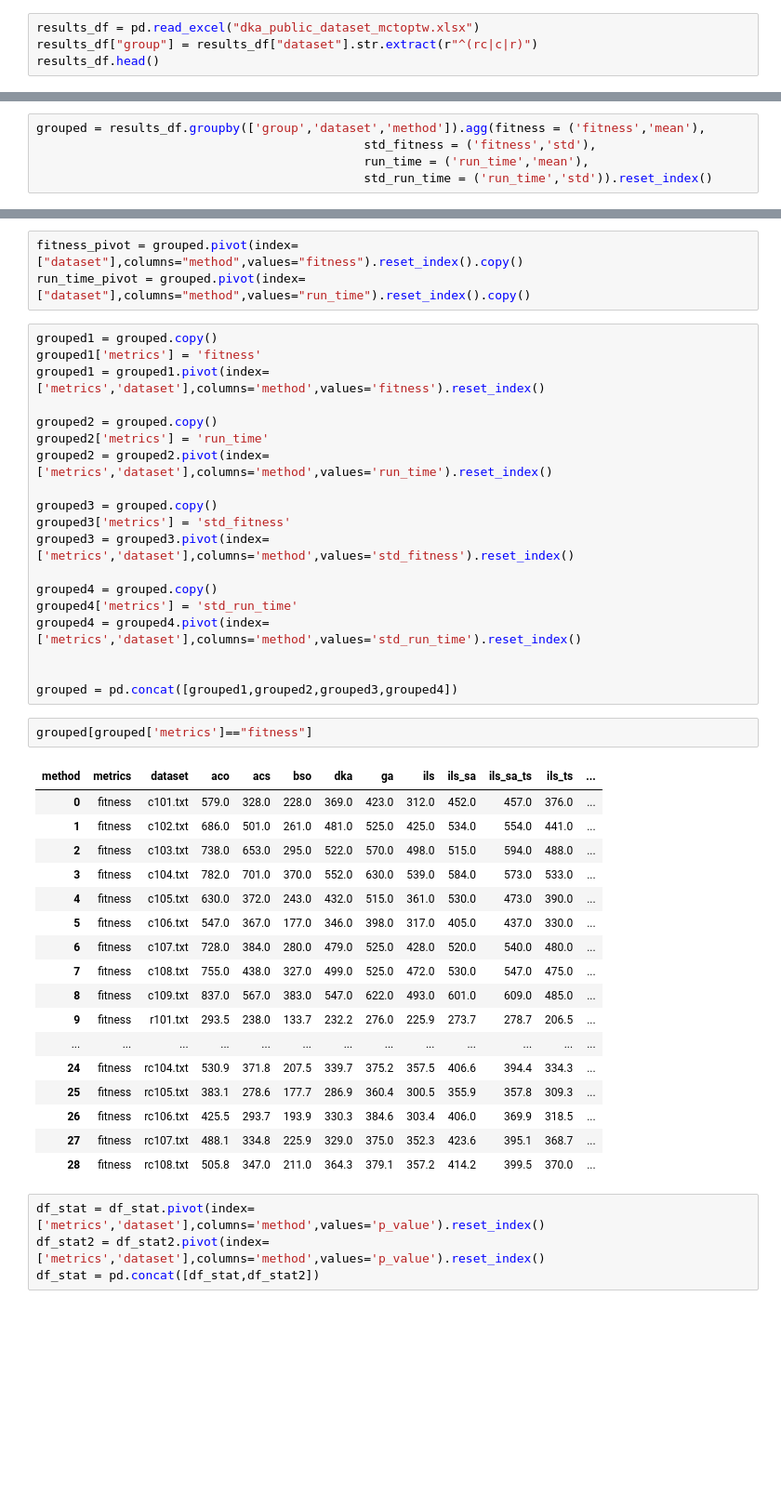
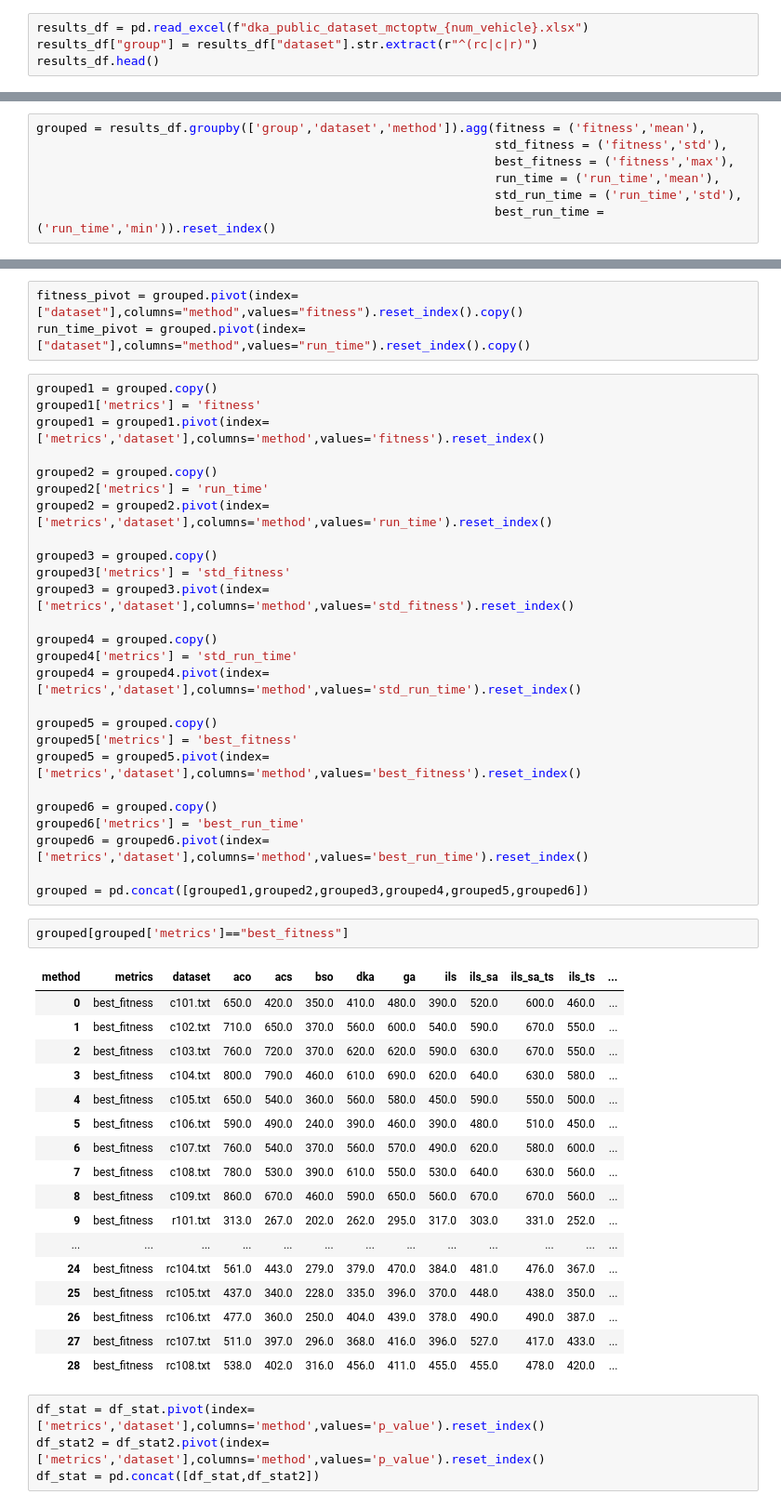
Before and after one commit to rahmatttt/travel-itinerary-recommendation, a Jupyter notebook: Results_analysis_2_7_komodo_project_mctoptw_public_dataset_maut.ipynb, the cells around one changed output, grey strips where cells are left out. Shown at 93% size. Drawn from its saved outputs; the diff is of its cells as text; blank space fills up the shorter version.

```diff
--- a/Results_analysis_2_7_komodo_project_mctoptw_public_dataset_maut.ipynb
+++ b/Results_analysis_2_7_komodo_project_mctoptw_public_dataset_maut.ipynb
@@ -221,7 +221,7 @@ def save_to_excel_sheet(df,filename,sheet_name):
             # store the dataframe in specified sheet
             df.to_excel(writer, sheet_name=sheet_name, index=False)
 # %%
-results_df = pd.read_excel("dka_public_dataset_mctoptw.xlsx")
+results_df = pd.read_excel(f"dka_public_dataset_mctoptw_{num_vehicle}.xlsx")
 results_df["group"] = results_df["dataset"].str.extract(r"^(rc|c|r)")
 results_df.head()
 # %% [output]
@@ -233,9 +233,11 @@ results_df.head()
 | 4 | ga | 370 | 1.867269 | c101.txt | 10 | c |
 # %%
 grouped = results_df.groupby(['group','dataset','method']).agg(fitness = ('fitness','mean'),
-                                             std_fitness = ('fitness','std'),
-                                             run_time = ('run_time','mean'),
-                                             std_run_time = ('run_time','std')).reset_index()
+                                                               std_fitness = ('fitness','std'),
+                                                               best_fitness = ('fitness','max'),
+                                                               run_time = ('run_time','mean'),
+                                                               std_run_time = ('run_time','std'),
+                                                               best_run_time = ('run_time','min')).reset_index()
 # %%
 grouped
 # %% [output]
@@ -406,28 +408,35 @@ grouped4 = grouped.copy()
 grouped4['metrics'] = 'std_run_time'
 grouped4 = grouped4.pivot(index=['metrics','dataset'],columns='method',values='std_run_time').reset_index()
 
+grouped5 = grouped.copy()
+grouped5['metrics'] = 'best_fitness'
+grouped5 = grouped5.pivot(index=['metrics','dataset'],columns='method',values='best_fitness').reset_index()
 
-grouped = pd.concat([grouped1,grouped2,grouped3,grouped4])
+grouped6 = grouped.copy()
+grouped6['metrics'] = 'best_run_time'
+grouped6 = grouped6.pivot(index=['metrics','dataset'],columns='method',values='best_run_time').reset_index()
+
+grouped = pd.concat([grouped1,grouped2,grouped3,grouped4,grouped5,grouped6])
 # %%
-grouped[grouped['metrics']=="fitness"]
+grouped[grouped['metrics']=="best_fitness"]
 # %% [output]
 | method | metrics | dataset | aco | acs | bso | dka | ga | ils | ils_sa | ils_sa_ts | ils_ts | ... |
-| 0 | fitness | c101.txt | 579.0 | 328.0 | 228.0 | 369.0 | 423.0 | 312.0 | 452.0 | 457.0 | 376.0 | ... |
-| 1 | fitness | c102.txt | 686.0 | 501.0 | 261.0 | 481.0 | 525.0 | 425.0 | 534.0 | 554.0 | 441.0 | ... |
-| 2 | fitness | c103.txt | 738.0 | 653.0 | 295.0 | 522.0 | 570.0 | 498.0 | 515.0 | 594.0 | 488.0 | ... |
-| 3 | fitness | c104.txt | 782.0 | 701.0 | 370.0 | 552.0 | 630.0 | 539.0 | 584.0 | 573.0 | 533.0 | ... |
-| 4 | fitness | c105.txt | 630.0 | 372.0 | 243.0 | 432.0 | 515.0 | 361.0 | 530.0 | 473.0 | 390.0 | ... |
-| 5 | fitness | c106.txt | 547.0 | 367.0 | 177.0 | 346.0 | 398.0 | 317.0 | 405.0 | 437.0 | 330.0 | ... |
-| 6 | fitness | c107.txt | 728.0 | 384.0 | 280.0 | 479.0 | 525.0 | 428.0 | 520.0 | 540.0 | 480.0 | ... |
-| 7 | fitness | c108.txt | 755.0 | 438.0 | 327.0 | 499.0 | 525.0 | 472.0 | 530.0 | 547.0 | 475.0 | ... |
-| 8 | fitness | c109.txt | 837.0 | 567.0 | 383.0 | 547.0 | 622.0 | 493.0 | 601.0 | 609.0 | 485.0 | ... |
-| 9 | fitness | r101.txt | 293.5 | 238.0 | 133.7 | 232.2 | 276.0 | 225.9 | 273.7 | 278.7 | 206.5 | ... |
+| 0 | best_fitness | c101.txt | 650.0 | 420.0 | 350.0 | 410.0 | 480.0 | 390.0 | 520.0 | 600.0 | 460.0 | ... |
+| 1 | best_fitness | c102.txt | 710.0 | 650.0 | 370.0 | 560.0 | 600.0 | 540.0 | 590.0 | 670.0 | 550.0 | ... |
+| 2 | best_fitness | c103.txt | 760.0 | 720.0 | 370.0 | 620.0 | 620.0 | 590.0 | 630.0 | 670.0 | 550.0 | ... |
+| 3 | best_fitness | c104.txt | 800.0 | 790.0 | 460.0 | 610.0 | 690.0 | 620.0 | 640.0 | 630.0 | 580.0 | ... |
+| 4 | best_fitness | c105.txt | 650.0 | 540.0 | 360.0 | 560.0 | 580.0 | 450.0 | 590.0 | 550.0 | 500.0 | ... |
+| 5 | best_fitness | c106.txt | 590.0 | 490.0 | 240.0 | 390.0 | 460.0 | 390.0 | 480.0 | 510.0 | 450.0 | ... |
+| 6 | best_fitness | c107.txt | 760.0 | 540.0 | 370.0 | 560.0 | 570.0 | 490.0 | 620.0 | 580.0 | 600.0 | ... |
+| 7 | best_fitness | c108.txt | 780.0 | 530.0 | 390.0 | 610.0 | 550.0 | 530.0 | 640.0 | 630.0 | 560.0 | ... |
+| 8 | best_fitness | c109.txt | 860.0 | 670.0 | 460.0 | 590.0 | 650.0 | 560.0 | 670.0 | 670.0 | 560.0 | ... |
+| 9 | best_fitness | r101.txt | 313.0 | 267.0 | 202.0 | 262.0 | 295.0 | 317.0 | 303.0 | 331.0 | 252.0 | ... |
 | ... | ... | ... | ... | ... | ... | ... | ... | ... | ... | ... | ... | ... |
-| 24 | fitness | rc104.txt | 530.9 | 371.8 | 207.5 | 339.7 | 375.2 | 357.5 | 406.6 | 394.4 | 334.3 | ... |
-| 25 | fitness | rc105.txt | 383.1 | 278.6 | 177.7 | 286.9 | 360.4 | 300.5 | 355.9 | 357.8 | 309.3 | ... |
-| 26 | fitness | rc106.txt | 425.5 | 293.7 | 193.9 | 330.3 | 384.6 | 303.4 | 406.0 | 369.9 | 318.5 | ... |
-| 27 | fitness | rc107.txt | 488.1 | 334.8 | 225.9 | 329.0 | 375.0 | 352.3 | 423.6 | 395.1 | 368.7 | ... |
-| 28 | fitness | rc108.txt | 505.8 | 347.0 | 211.0 | 364.3 | 379.1 | 357.2 | 414.2 | 399.5 | 370.0 | ... |
+| 24 | best_fitness | rc104.txt | 561.0 | 443.0 | 279.0 | 379.0 | 470.0 | 384.0 | 481.0 | 476.0 | 367.0 | ... |
+| 25 | best_fitness | rc105.txt | 437.0 | 340.0 | 228.0 | 335.0 | 396.0 | 370.0 | 448.0 | 438.0 | 350.0 | ... |
+| 26 | best_fitness | rc106.txt | 477.0 | 360.0 | 250.0 | 404.0 | 439.0 | 378.0 | 490.0 | 490.0 | 387.0 | ... |
+| 27 | best_fitness | rc107.txt | 511.0 | 397.0 | 296.0 | 368.0 | 416.0 | 396.0 | 527.0 | 417.0 | 433.0 | ... |
+| 28 | best_fitness | rc108.txt | 538.0 | 402.0 | 316.0 | 456.0 | 411.0 | 455.0 | 455.0 | 478.0 | 420.0 | ... |
 # %%
 df_stat = df_stat.pivot(index=['metrics','dataset'],columns='method',values='p_value').reset_index()
 df_stat2 = df_stat2.pivot(index=['metrics','dataset'],columns='method',values='p_value').reset_index()
```
Also changed, not shown: parts of 4 cells of this notebook, 29 other files.
